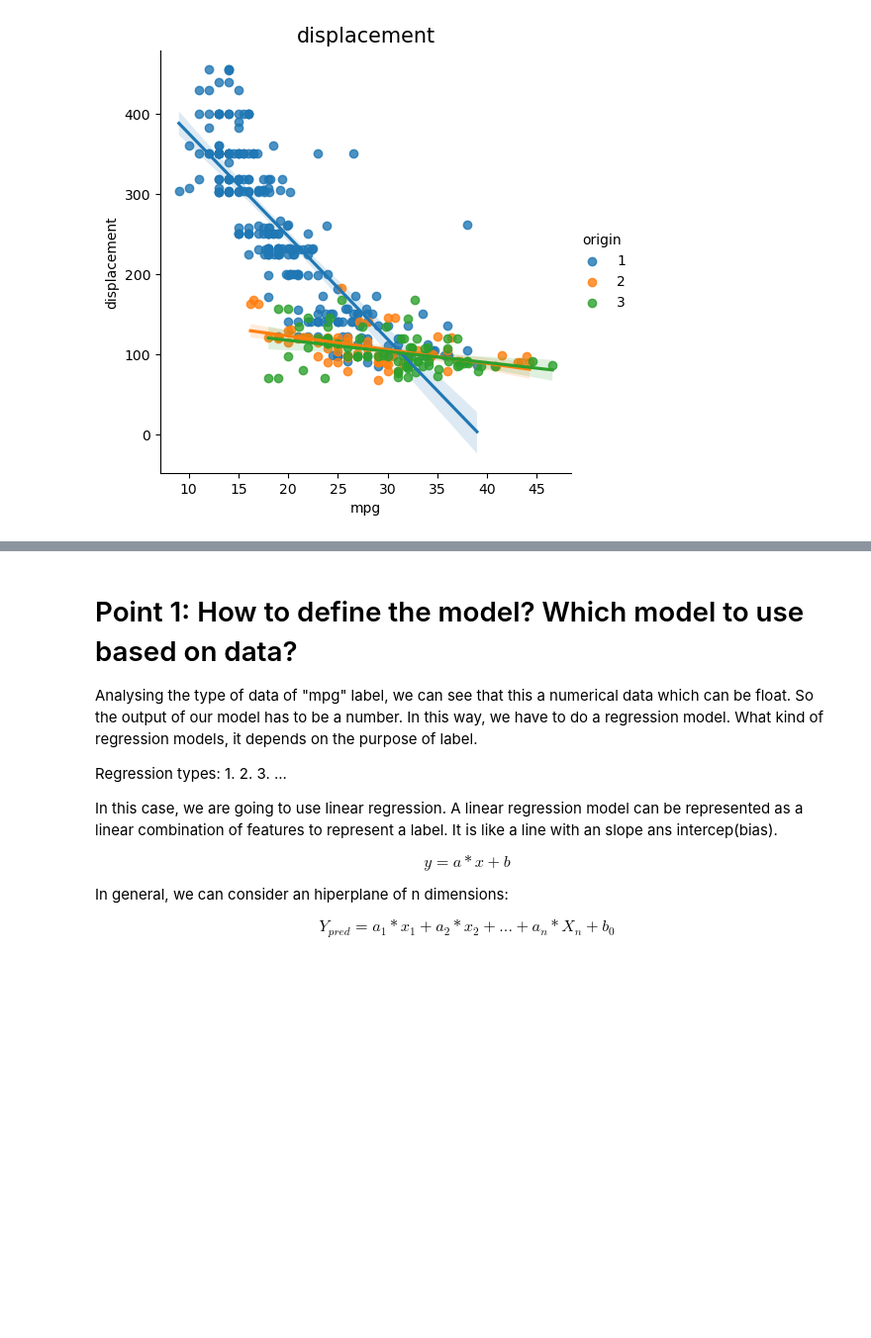
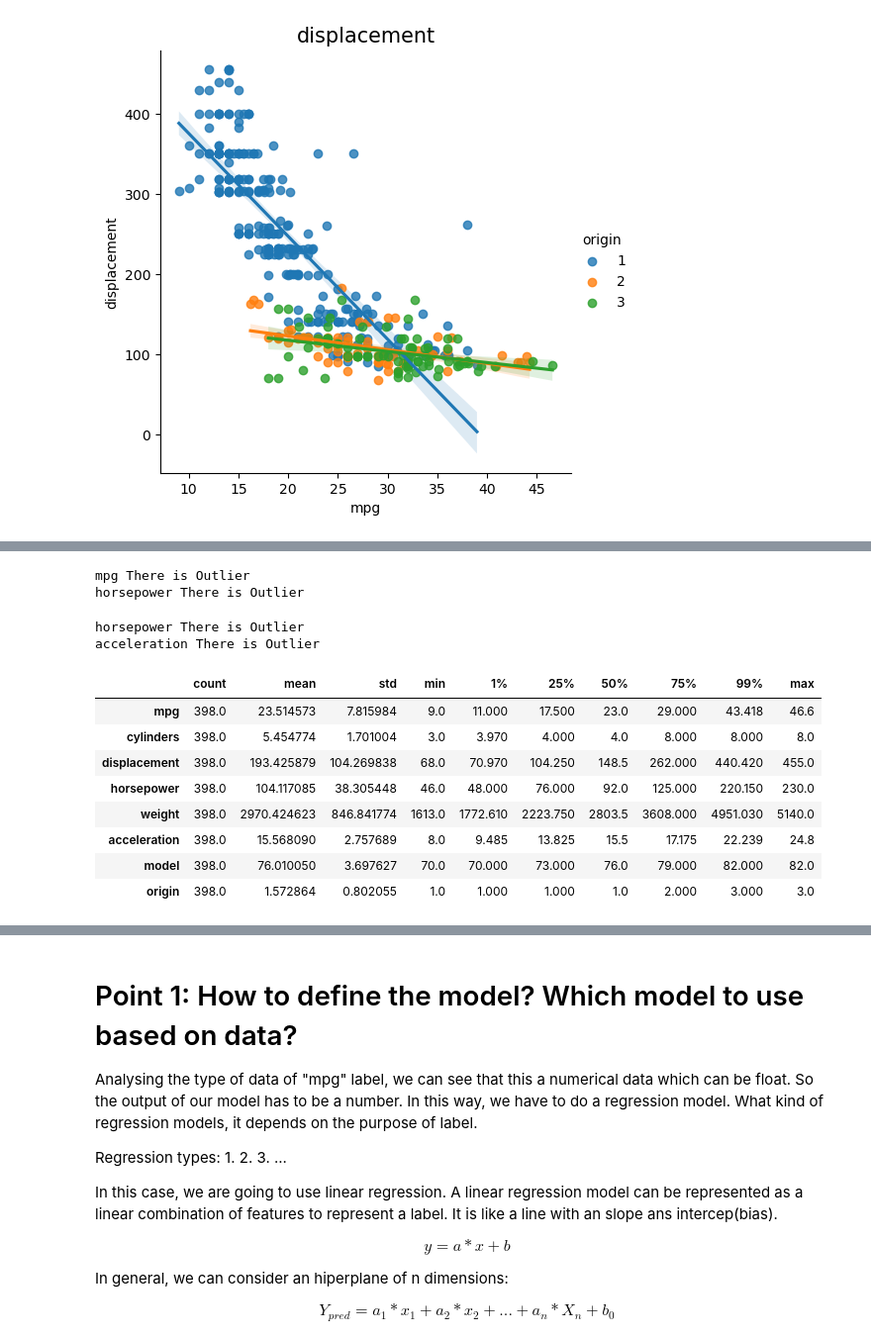
Before and after one commit to yonkeenn/LinearRegression, a Jupyter notebook: LinearRegression.ipynb, the cells around one changed output, grey strips where cells are left out. Shown: that part at 99% size. Cells and saved outputs as stored; diff of their text form; code cells hidden in the pictures; blank space fills up the shorter version.

Commit message:
Detecting outliers

```diff
--- a/LinearRegression.ipynb
+++ b/LinearRegression.ipynb
@@ -242,0 +272,22 @@ for i in ["horsepower","acceleration","weight","displacement"]:
+# %%
+detect_outlier(df)
+# %% [output]
+mpg There is Outlier
+horsepower There is Outlier
+# %%
+detect_outlier(df[header[1:]])
+# %% [output]
+horsepower There is Outlier
+acceleration There is Outlier
+# %%
+df.describe(percentiles=[0.01,0.25,0.5,0.75,0.99]).T
+# %% [output]
+|  | count | mean | std | min | 1% | 25% | 50% | 75% | 99% | max |
+| mpg | 398.0 | 23.514573 | 7.815984 | 9.0 | 11.000 | 17.500 | 23.0 | 29.000 | 43.418 | 46.6 |
+| cylinders | 398.0 | 5.454774 | 1.701004 | 3.0 | 3.970 | 4.000 | 4.0 | 8.000 | 8.000 | 8.0 |
+| displacement | 398.0 | 193.425879 | 104.269838 | 68.0 | 70.970 | 104.250 | 148.5 | 262.000 | 440.420 | 455.0 |
+| horsepower | 398.0 | 104.117085 | 38.305448 | 46.0 | 48.000 | 76.000 | 92.0 | 125.000 | 220.150 | 230.0 |
+| weight | 398.0 | 2970.424623 | 846.841774 | 1613.0 | 1772.610 | 2223.750 | 2803.5 | 3608.000 | 4951.030 | 5140.0 |
+| acceleration | 398.0 | 15.568090 | 2.757689 | 8.0 | 9.485 | 13.825 | 15.5 | 17.175 | 22.239 | 24.8 |
+| model | 398.0 | 76.010050 | 3.697627 | 70.0 | 70.000 | 73.000 | 76.0 | 79.000 | 82.000 | 82.0 |
+| origin | 398.0 | 1.572864 | 0.802055 | 1.0 | 1.000 | 1.000 | 1.0 | 2.000 | 3.000 | 3.0 |
```
Also changed, not shown: parts of 8 cells of this notebook.
